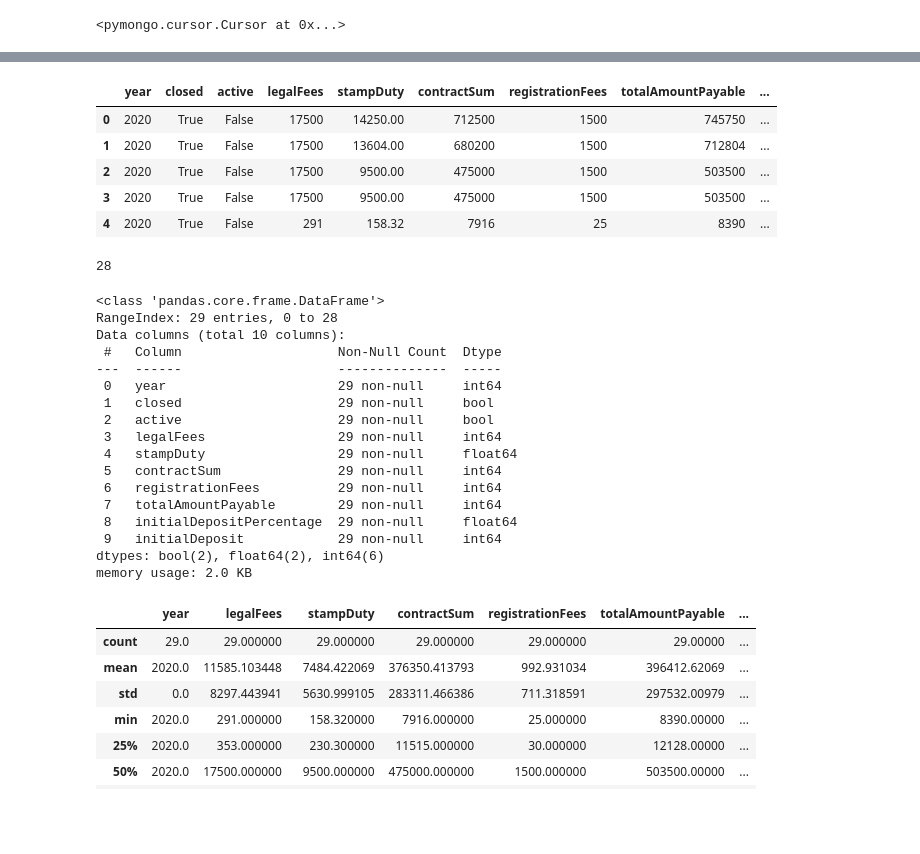
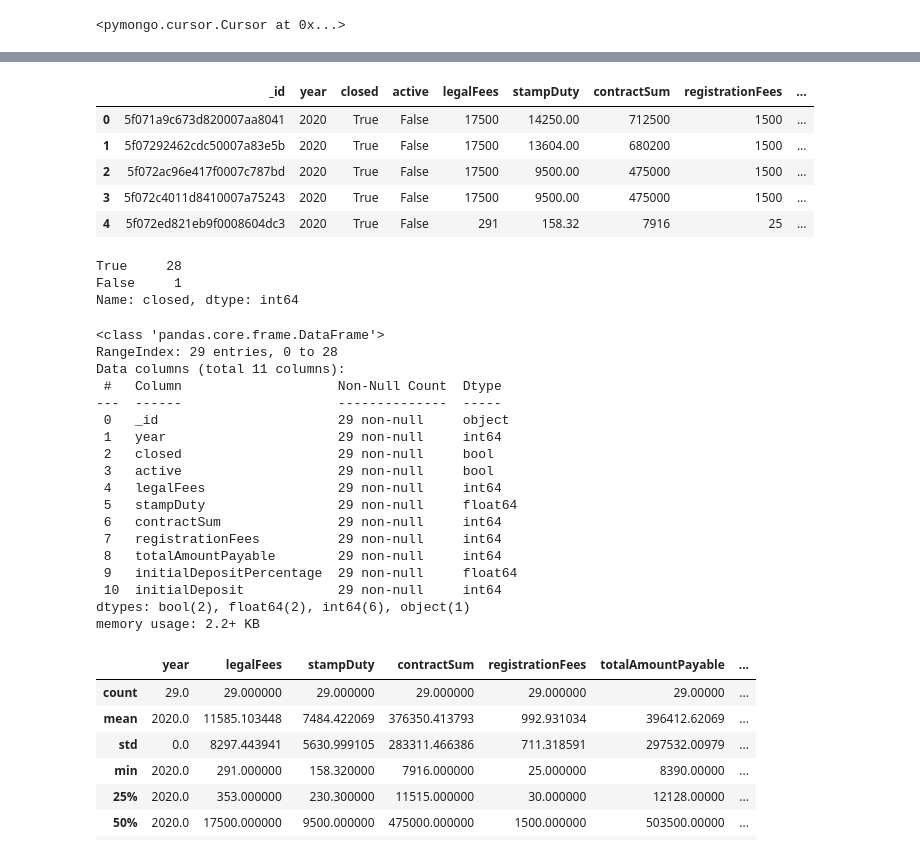
Before and after one commit to mikel189/yundoe, a Jupyter notebook: notebooks/Golden Camel Data Analysis.ipynb, the cells around one changed output, grey strips where cells are left out. Drawn from its saved outputs; the diff is of its cells as text; code cells hidden in the pictures; blank space fills up the shorter version.

```diff
--- a/notebooks/Golden Camel Data Analysis.ipynb
+++ b/notebooks/Golden Camel Data Analysis.ipynb
@@ -33,39 +33,42 @@ reservations_df.head()
 | 3 | 5f072c4011d8410007a75243 | 0 | 0 | False | True | 2020 | 5f0715558676eb0008154110 | 5f07154f8676eb0008153f14 | ... |
 | 4 | 5f072ed821eb9f0008604dc3 | 0 | 0 | False | True | 2020 | 5f0715558676eb00081540dc | 5f07154f8676eb0008153f14 | ... |
 # %%
-reservation_cleaned = reservations_df[['year', 'closed', 'active', 'legalFees', 'stampDuty', 'contractSum', 'registrationFees', 'totalAmountPayable', 'initialDepositPercentage', 'initialDeposit']]
+reservation_cleaned = reservations_df[['_id', 'year', 'closed', 'active', 'legalFees', 'stampDuty', 'contractSum', 'registrationFees', 'totalAmountPayable', 'initialDepositPercentage', 'initialDeposit']]
 reservation_cleaned.head()
 # %% [output]
-|  | year | closed | active | legalFees | stampDuty | contractSum | registrationFees | totalAmountPayable | ... |
-| 0 | 2020 | True | False | 17500 | 14250.00 | 712500 | 1500 | 745750 | ... |
-| 1 | 2020 | True | False | 17500 | 13604.00 | 680200 | 1500 | 712804 | ... |
-| 2 | 2020 | True | False | 17500 | 9500.00 | 475000 | 1500 | 503500 | ... |
-| 3 | 2020 | True | False | 17500 | 9500.00 | 475000 | 1500 | 503500 | ... |
-| 4 | 2020 | True | False | 291 | 158.32 | 7916 | 25 | 8390 | ... |
+|  | _id | year | closed | active | legalFees | stampDuty | contractSum | registrationFees | ... |
+| 0 | 5f071a9c673d820007aa8041 | 2020 | True | False | 17500 | 14250.00 | 712500 | 1500 | ... |
+| 1 | 5f07292462cdc50007a83e5b | 2020 | True | False | 17500 | 13604.00 | 680200 | 1500 | ... |
+| 2 | 5f072ac96e417f0007c787bd | 2020 | True | False | 17500 | 9500.00 | 475000 | 1500 | ... |
+| 3 | 5f072c4011d8410007a75243 | 2020 | True | False | 17500 | 9500.00 | 475000 | 1500 | ... |
+| 4 | 5f072ed821eb9f0008604dc3 | 2020 | True | False | 291 | 158.32 | 7916 | 25 | ... |
 # %%
-reservation_cleaned.closed.sum()
+reservation_cleaned.closed.value_counts()
 # %% [output]
-28
+True     28
+False     1
+Name: closed, dtype: int64
 # %%
 reservation_cleaned.info()
 # %% [output]
 <class 'pandas.core.frame.DataFrame'>
 RangeIndex: 29 entries, 0 to 28
-Data columns (total 10 columns):
+Data columns (total 11 columns):
  #   Column                    Non-Null Count  Dtype
 ---  ------                    --------------  -----
- 0   year                      29 non-null     int64
- 1   closed                    29 non-null     bool
- 2   active                    29 non-null     bool
- 3   legalFees                 29 non-null     int64
- 4   stampDuty                 29 non-null     float64
- 5   contractSum               29 non-null     int64
- 6   registrationFees          29 non-null     int64
- 7   totalAmountPayable        29 non-null     int64
- 8   initialDepositPercentage  29 non-null     float64
- 9   initialDeposit            29 non-null     int64
-dtypes: bool(2), float64(2), int64(6)
-memory usage: 2.0 KB
+ 0   _id                       29 non-null     object
+ 1   year                      29 non-null     int64
+ 2   closed                    29 non-null     bool
+ 3   active                    29 non-null     bool
+ 4   legalFees                 29 non-null     int64
+ 5   stampDuty                 29 non-null     float64
+ 6   contractSum               29 non-null     int64
+ 7   registrationFees          29 non-null     int64
+ 8   totalAmountPayable        29 non-null     int64
+ 9   initialDepositPercentage  29 non-null     float64
+ 10  initialDeposit            29 non-null     int64
+dtypes: bool(2), float64(2), int64(6), object(1)
+memory usage: 2.2+ KB
 # %%
 reservation_cleaned.describe()
 # %% [output]
```
Also changed, not shown: parts of 34 cells of this notebook, 2 other files.
